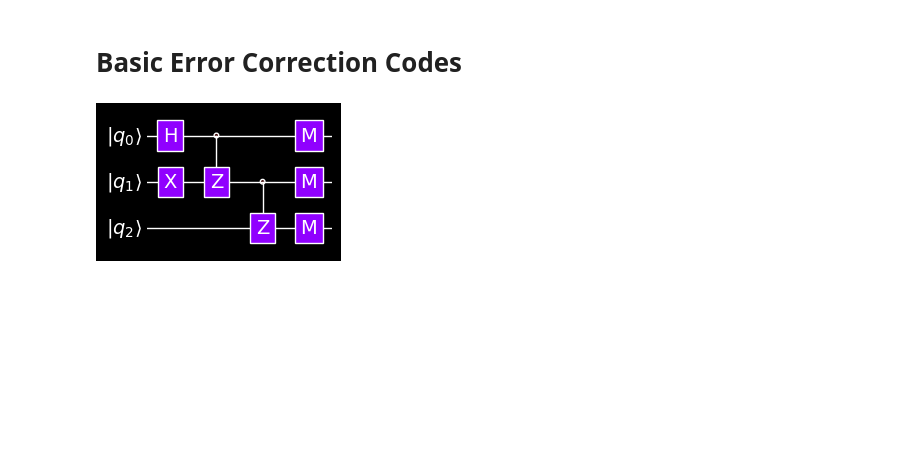
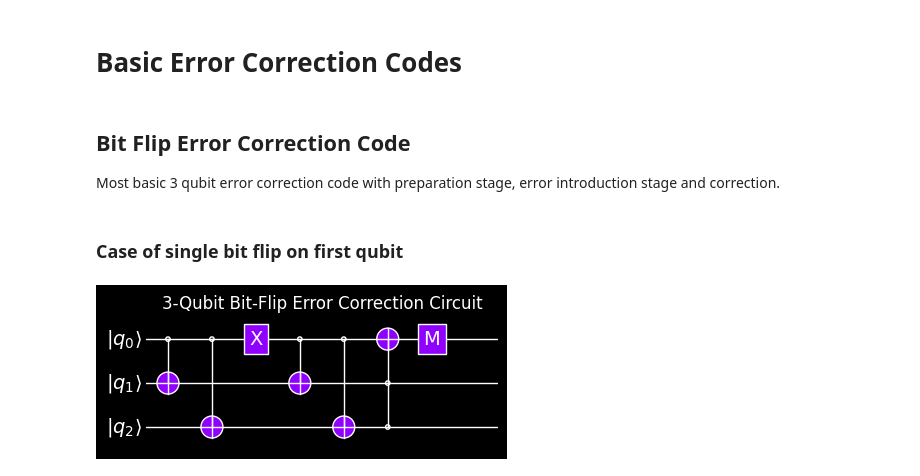
Before and after one commit to Yehan-Edirisinghe/Qibo_ws, a Jupyter notebook: getting_started/02_error_correction.ipynb, the cells around one changed output. Drawn from its saved outputs; the diff is of its cells as text; code cells hidden in the pictures; blank space fills up the shorter version.

```diff
--- a/getting_started/02_error_correction.ipynb
+++ b/getting_started/02_error_correction.ipynb
@@ -22,28 +22,45 @@ custom_style = {                    # Define a custom style for the circuit plot
     "gatecolor" : "#9000ff",
     "controlcolor" : "#360000"
 }
+# %% [markdown]
+## Bit Flip Error Correction Code
+
+Most basic 3 qubit error correction code with preparation stage, error introduction stage and correction.
+# %% [markdown]
+### Case of single bit flip on first qubit
 # %%
-def bit_blip_circuit(error_position: int = None) -> Circuit:
+def bit_flip_circuit(error_position: int = None) -> Circuit:
     """Creates a 3-qubit bit-flip error correction circuit."""
 
     circuit = Circuit(3)
+
+    # initial state preparation
+
+    circuit.add(CNOT(0, 1))
+    circuit.add(CNOT(0, 2))
+
+    # Introduce an error if specified
 
     if error_position is not None:
         if error_position not in [0, 1, 2]:
             raise ValueError("error_position must be 0, 1, or 2")
         # Introduce a bit-flip error (X gate) on the specified qubit
         circuit.add(X(error_position))
 
+    # Error detection and correction
 
+    circuit.add(CNOT(0, 1))
+    circuit.add(CNOT(0, 2))
+    circuit.add(TOFFOLI(1,2,0))
 
-    circuit.add(H(0))
-    circuit.add(CZ(0, 1))
-    circuit.add(CZ(1, 2))
-    circuit.add(M(0, 1, 2))
+    circuit.add(M(0)) # Measure the first qubit to check for errors
 
     return circuit
 
-plot_circuit(bit_blip_circuit(1), style=custom_style)  # Plot the circuit with custom style
+bit_flip_circ = bit_flip_circuit( error_position = 0 )  # Create a circuit with an error on qubit 1
+plot_circuit(bit_flip_circ, style=custom_style)  # Plot the circuit with custom style
+plt.title("3-Qubit Bit-Flip Error Correction Circuit")
+plt.tight_layout()
 plt.show()
 # %% [output]
-[figure, old version]
+[figure, new version]
```
Also changed, not shown: parts of 5 cells of this notebook.
